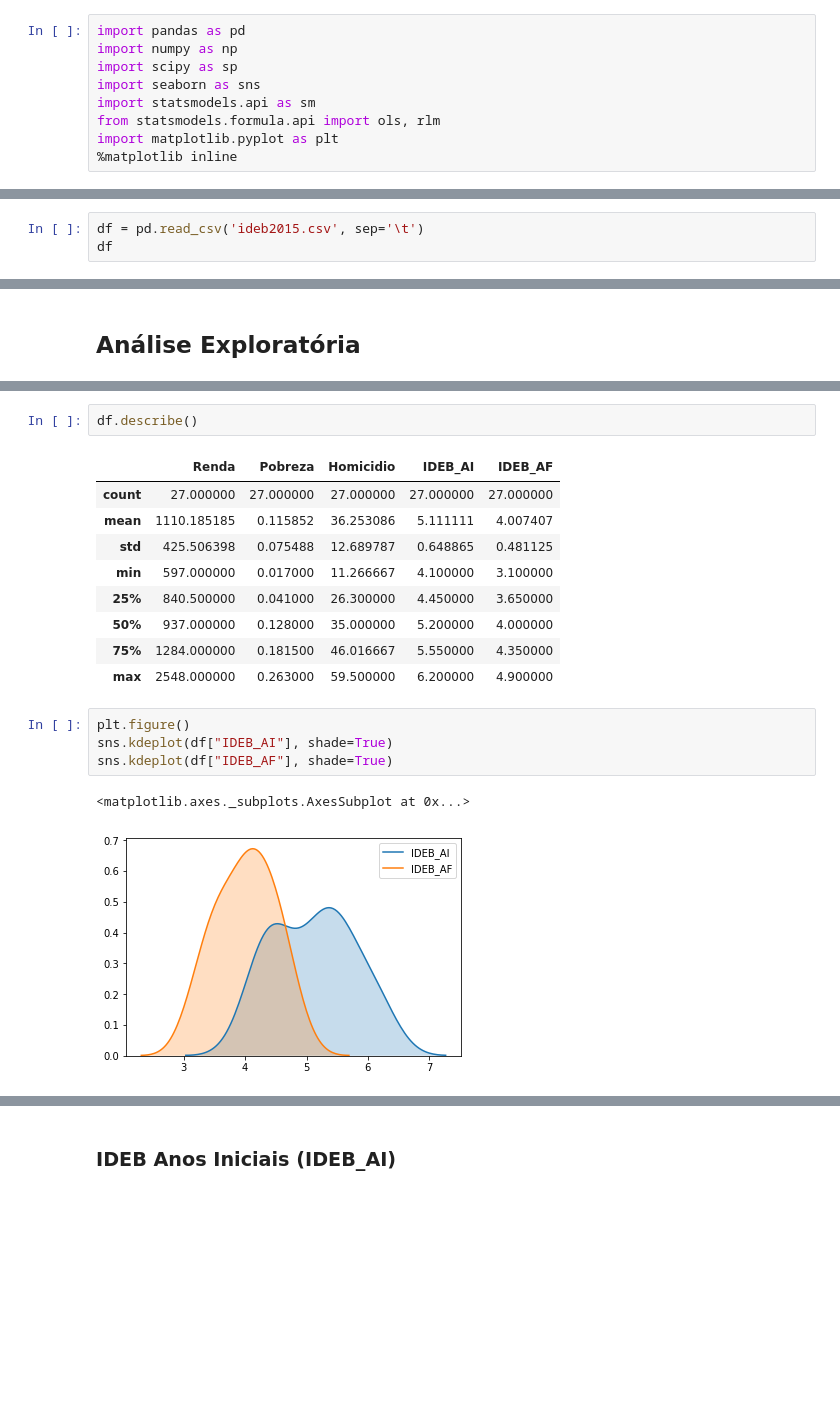
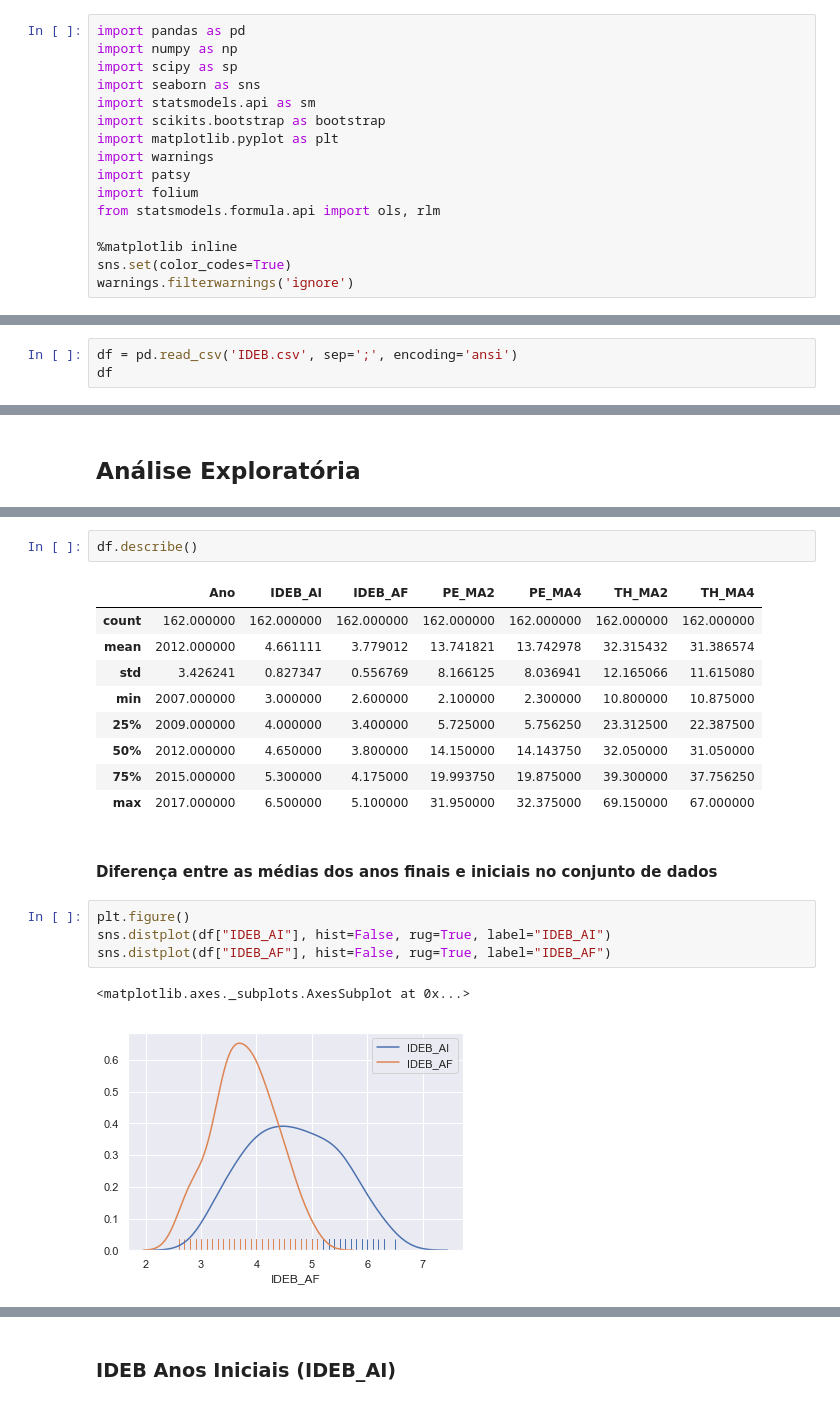
Before and after one commit to xboard/xboard.github.io, a Jupyter notebook: ipynb/IDEB.ipynb, the cells around one changed output, grey strips where cells are left out. Cells and saved outputs as stored; diff of their text form; blank space fills up the shorter version.

```diff
--- a/ipynb/IDEB.ipynb
+++ b/ipynb/IDEB.ipynb
@@ -21,12 +30,19 @@ import numpy as np
 import scipy as sp
 import seaborn as sns
 import statsmodels.api as sm
+import scikits.bootstrap as bootstrap
+import matplotlib.pyplot as plt
+import warnings
+import patsy
+import folium
 from statsmodels.formula.api import ols, rlm
-import matplotlib.pyplot as plt
+
 %matplotlib inline
+sns.set(color_codes=True)
+warnings.filterwarnings('ignore')
 # %% [markdown]
 ## Carrega dados
 # %%
-df = pd.read_csv('ideb2015.csv', sep='\t')
+df = pd.read_csv('IDEB.csv', sep=';', encoding='ansi')
 df
 # %% [output]
@@ -52,19 +71,21 @@ df
 # %%
 df.describe()
 # %% [output]
-|  | Renda | Pobreza | Homicidio | IDEB_AI | IDEB_AF |
-| count | 27.000000 | 27.000000 | 27.000000 | 27.000000 | 27.000000 |
-| mean | 1110.185185 | 0.115852 | 36.253086 | 5.111111 | 4.007407 |
-| std | 425.506398 | 0.075488 | 12.689787 | 0.648865 | 0.481125 |
-| min | 597.000000 | 0.017000 | 11.266667 | 4.100000 | 3.100000 |
-| 25% | 840.500000 | 0.041000 | 26.300000 | 4.450000 | 3.650000 |
-| 50% | 937.000000 | 0.128000 | 35.000000 | 5.200000 | 4.000000 |
-| 75% | 1284.000000 | 0.181500 | 46.016667 | 5.550000 | 4.350000 |
-| max | 2548.000000 | 0.263000 | 59.500000 | 6.200000 | 4.900000 |
+|  | Ano | IDEB_AI | IDEB_AF | PE_MA2 | PE_MA4 | TH_MA2 | TH_MA4 |
+| count | 162.000000 | 162.000000 | 162.000000 | 162.000000 | 162.000000 | 162.000000 | 162.000000 |
+| mean | 2012.000000 | 4.661111 | 3.779012 | 13.741821 | 13.742978 | 32.315432 | 31.386574 |
+| std | 3.426241 | 0.827347 | 0.556769 | 8.166125 | 8.036941 | 12.165066 | 11.615080 |
+| min | 2007.000000 | 3.000000 | 2.600000 | 2.100000 | 2.300000 | 10.800000 | 10.875000 |
+| 25% | 2009.000000 | 4.000000 | 3.400000 | 5.725000 | 5.756250 | 23.312500 | 22.387500 |
+| 50% | 2012.000000 | 4.650000 | 3.800000 | 14.150000 | 14.143750 | 32.050000 | 31.050000 |
+| 75% | 2015.000000 | 5.300000 | 4.175000 | 19.993750 | 19.875000 | 39.300000 | 37.756250 |
+| max | 2017.000000 | 6.500000 | 5.100000 | 31.950000 | 32.375000 | 69.150000 | 67.000000 |
+# %% [markdown]
+#### Diferença entre as médias dos anos finais e iniciais no conjunto de dados
 # %%
 plt.figure()
-sns.kdeplot(df["IDEB_AI"], shade=True)
-sns.kdeplot(df["IDEB_AF"], shade=True)
+sns.distplot(df["IDEB_AI"], hist=False, rug=True, label="IDEB_AI")
+sns.distplot(df["IDEB_AF"], hist=False, rug=True, label="IDEB_AF")
 # %% [output]
 <matplotlib.axes._subplots.AxesSubplot at 0x...>
-[figure, old version]
+[figure, new version]
```
Also changed, not shown: parts of 49 cells of this notebook.
